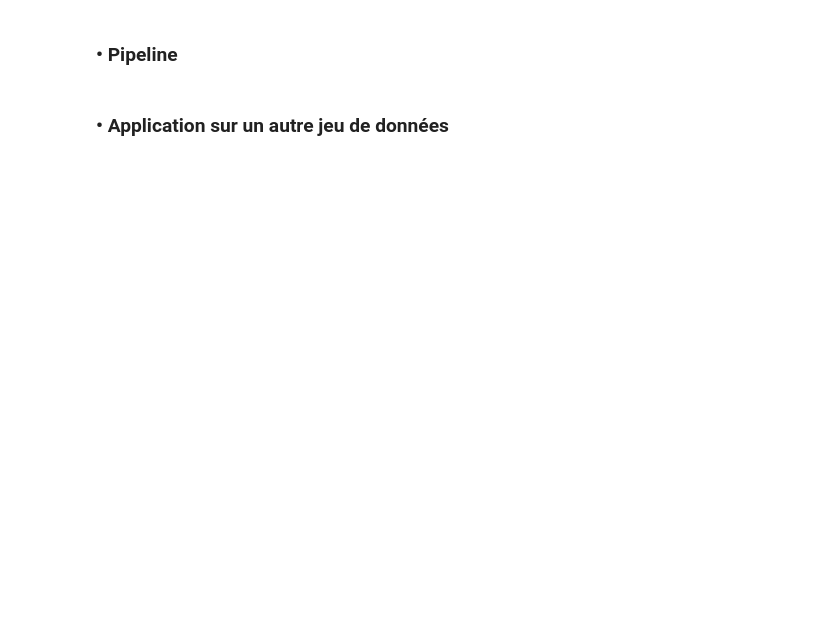
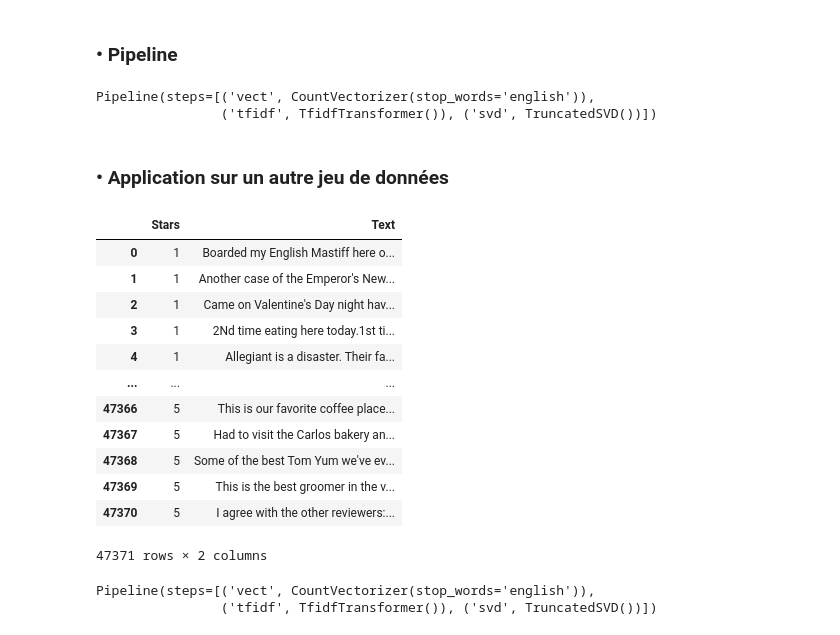
Before and after one commit to nalmt/supervised-learning, a Jupyter notebook: TPAS.ipynb, the cells around one changed output. Drawn from its saved outputs; the diff is of its cells as text; code cells hidden in the pictures; blank space fills up the shorter version.

```diff
--- a/TPAS.ipynb
+++ b/TPAS.ipynb
@@ -600,2 +751,24 @@ Precision for Randomforest is: nan +/- nan
+# %%
+pipeline.fit(messages, target)
+# %% [output]
+Pipeline(steps=[('vect', CountVectorizer(stop_words='english')),
+                ('tfidf', TfidfTransformer()), ('svd', TruncatedSVD())])
 # %% [markdown]
 ### • Application sur un autre jeu de données
+# %%
+yelp = pd.read_csv('./yelp-text-by-stars.csv', sep=';')
+yelp
+# %% [output]
+|  | Stars | Text |
+| 0 | 1 | Boarded my English Mastiff here o... |
+| 1 | 1 | Another case of the Emperor's New... |
+| 2 | 1 | Came on Valentine's Day night hav... |
+| 3 | 1 | 2Nd time eating here today.1st ti... |
+| 4 | 1 | Allegiant is a disaster. Their fa... |
+| ... | ... | ... |
+| 47366 | 5 | This is our favorite coffee place... |
+| 47367 | 5 | Had to visit the Carlos bakery an... |
+| 47368 | 5 | Some of the best Tom Yum we've ev... |
+| 47369 | 5 | This is the best groomer in the v... |
+| 47370 | 5 | I agree with the other reviewers:... |
+47371 rows × 2 columns
@@ -601,0 +778,5 @@ Precision for Randomforest is: nan +/- nan
+# %%
+pipeline.fit(yelpData, yelpTarget)
+# %% [output]
+Pipeline(steps=[('vect', CountVectorizer(stop_words='english')),
+                ('tfidf', TfidfTransformer()), ('svd', TruncatedSVD())])
```
Also changed, not shown: parts of 25 cells of this notebook.
